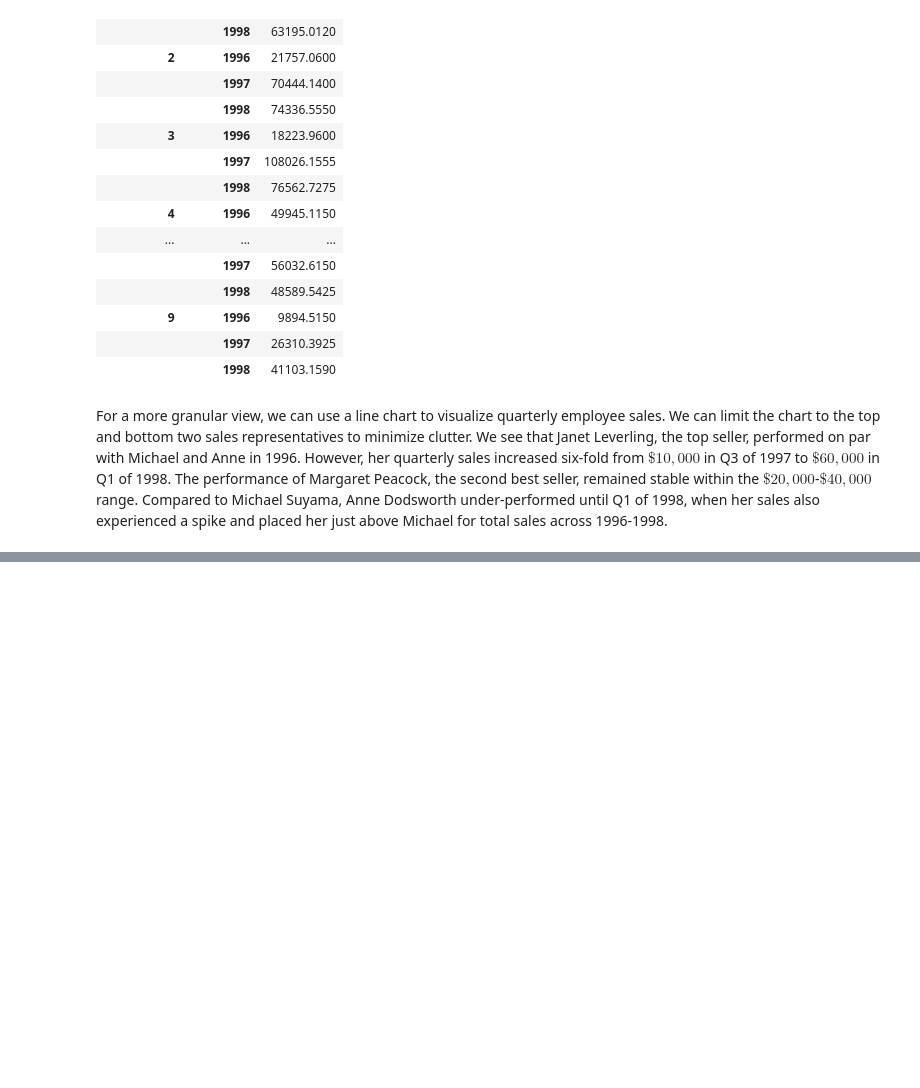
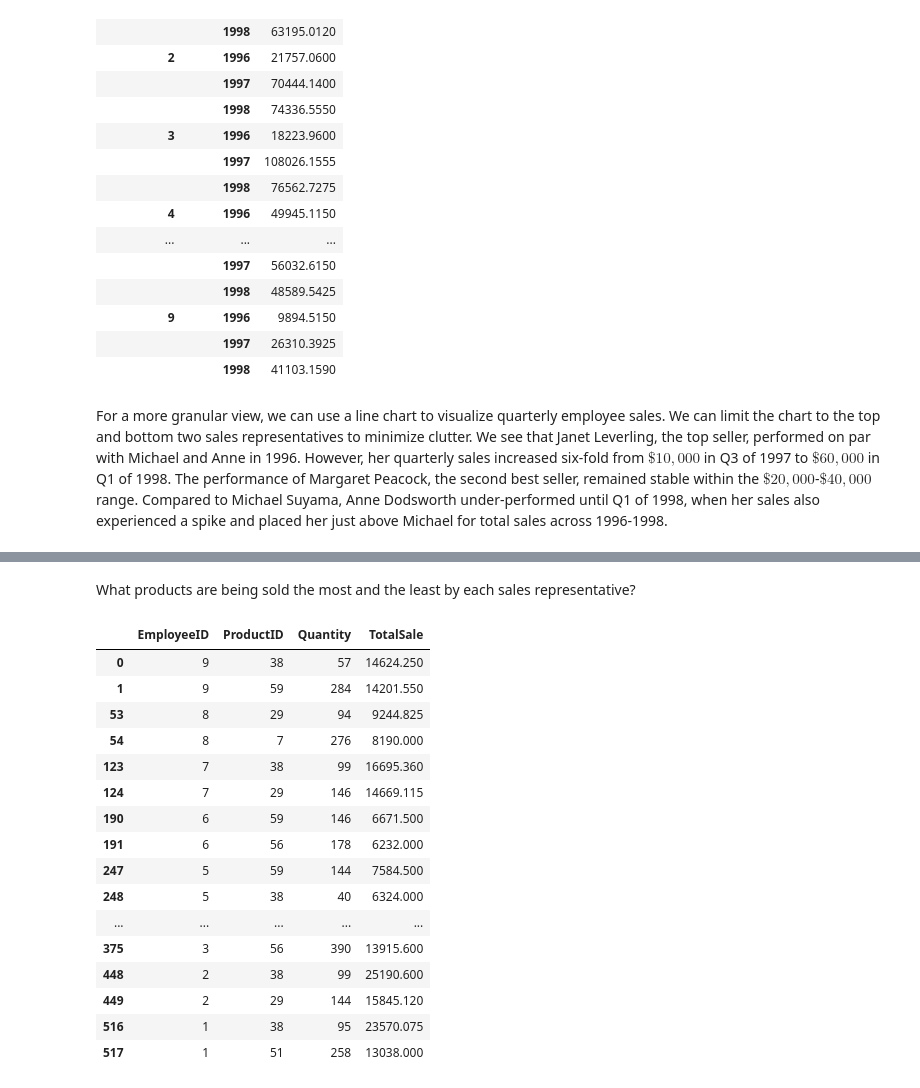
Before and after one commit to xaviergenelin/Big-Data-Project, a Jupyter notebook: Group_13_Part_2.ipynb, the cells around one changed output, grey strips where cells are left out. Drawn from its saved outputs; the diff is of its cells as text; code cells hidden in the pictures; blank space fills up the shorter version.

```diff
--- a/Group_13_Part_2.ipynb
+++ b/Group_13_Part_2.ipynb
@@ -164,0 +181,31 @@ plt.legend(["Janet Leverling", "Margaret Peacock", "Michael Suyama", "Anne Dodsw
+# %% [markdown]
+What products are being sold the most and the least by each sales representative?
+# %%
+# Group by EmployeeID and ProductID, then sort in descending order
+# based on total sales
+product_sales = orders_per_employee[["EmployeeID", "ProductID", "Quantity", "TotalSale"]]\
+            .groupby(["EmployeeID", "ProductID"]) \
+            .sum("TotalSale") \
+            .sort_values(by=["EmployeeID", "TotalSale"], ascending=False).reset_index()
+
+# View the top 2 ProductIDs sold by each sales representatives
+top_products_sold = product_sales.groupby("EmployeeID").head(2)
+top_products_sold
+# %% [output]
+|  | EmployeeID | ProductID | Quantity | TotalSale |
+| 0 | 9 | 38 | 57 | 14624.250 |
+| 1 | 9 | 59 | 284 | 14201.550 |
+| 53 | 8 | 29 | 94 | 9244.825 |
+| 54 | 8 | 7 | 276 | 8190.000 |
+| 123 | 7 | 38 | 99 | 16695.360 |
+| 124 | 7 | 29 | 146 | 14669.115 |
+| 190 | 6 | 59 | 146 | 6671.500 |
+| 191 | 6 | 56 | 178 | 6232.000 |
+| 247 | 5 | 59 | 144 | 7584.500 |
+| 248 | 5 | 38 | 40 | 6324.000 |
+| ... | ... | ... | ... | ... |
+| 375 | 3 | 56 | 390 | 13915.600 |
+| 448 | 2 | 38 | 99 | 25190.600 |
+| 449 | 2 | 29 | 144 | 15845.120 |
+| 516 | 1 | 38 | 95 | 23570.075 |
+| 517 | 1 | 51 | 258 | 13038.000 |
```
Also changed, not shown: parts of 7 cells of this notebook.
